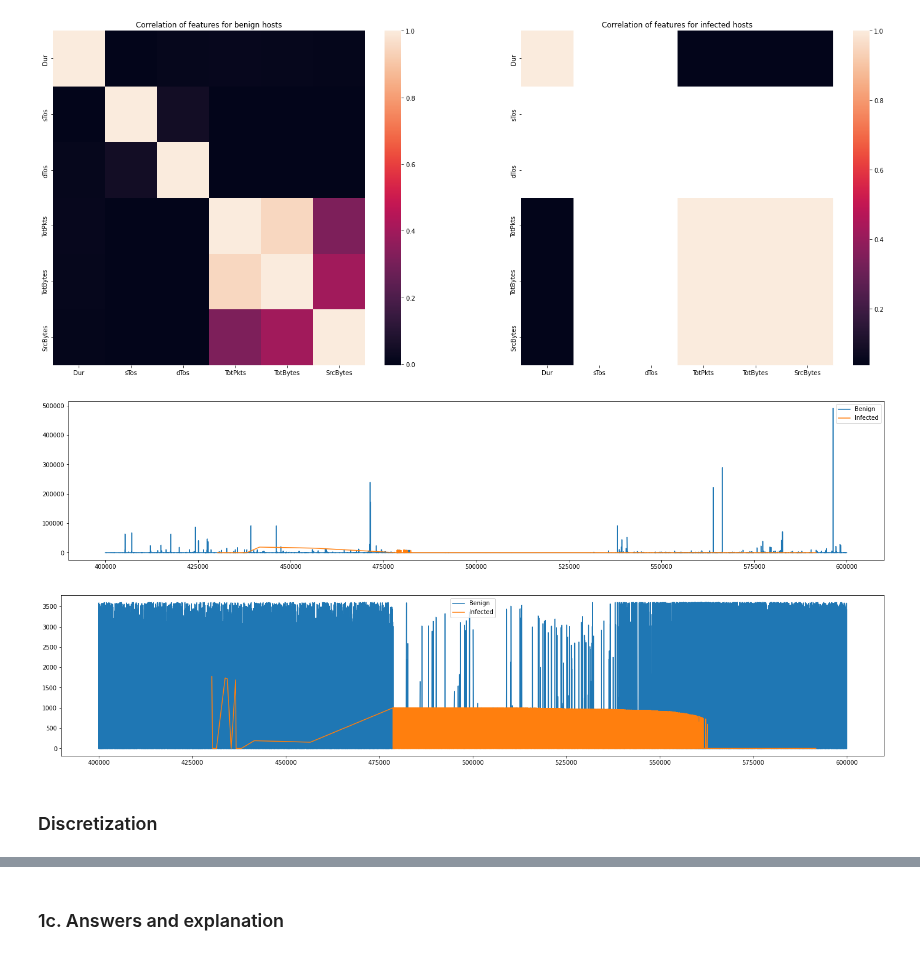
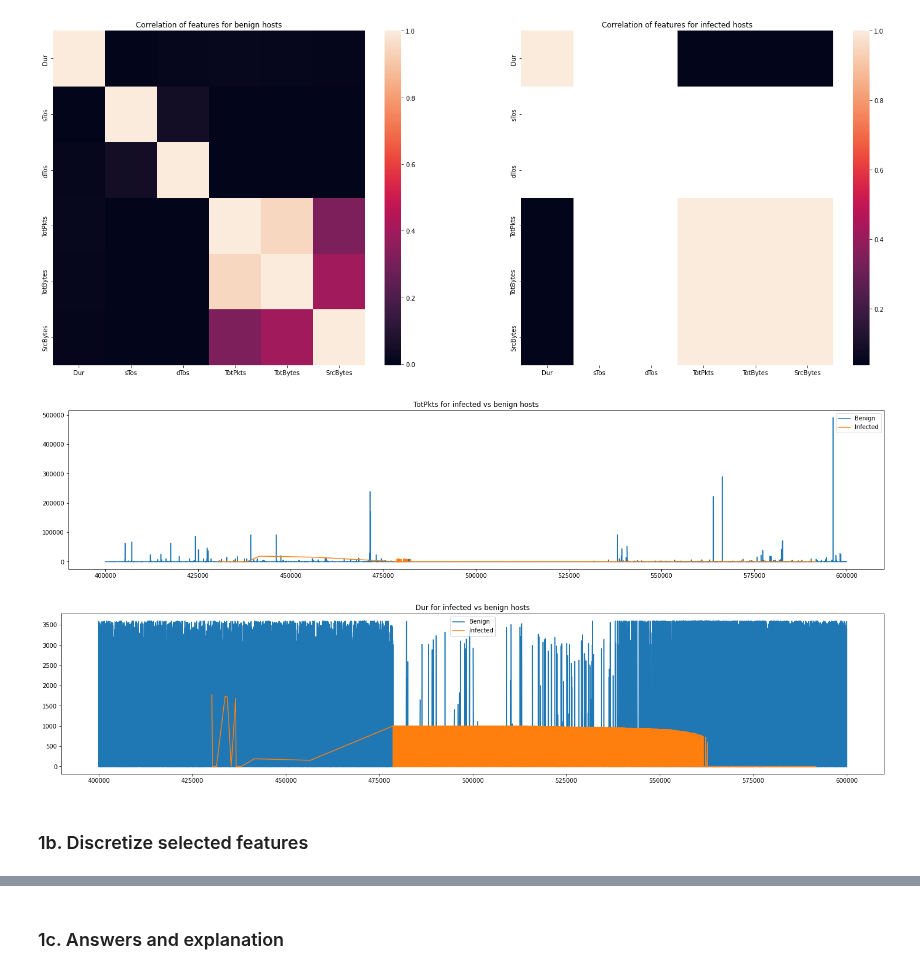
Before and after one commit to kponichtera/cs4035-cda, a Jupyter notebook: lab3/lab3.ipynb, the cells around one changed output, grey strips where cells are left out. Saved outputs shown, nothing was run; the diff lists cells and outputs as text; code cells hidden in the pictures.

```diff
--- a/lab3/lab3.ipynb
+++ b/lab3/lab3.ipynb
@@ -120,27 +120,29 @@ plt.show()
 # %%
 features = ['TotPkts', 'Dur']
 
 df_fragment = df[400000:600000]
 
 df_fragment_infected = filter_infected(df_fragment)
 df_fragment_benign = filter_benign(df_fragment)
 
 _, ax = plt.subplots(1, 1, figsize=(25, 5))
 ax.plot(df_fragment_benign[features[0]])
 ax.plot(df_fragment_infected[features[0]])
+ax.set_title(features[0] + ' for infected vs benign hosts')
 ax.legend(labels=['Benign', 'Infected'])
 plt.show()
 
 _, ax = plt.subplots(1, 1, figsize=(25, 5))
 ax.plot(df_fragment_benign[features[1]])
 ax.plot(df_fragment_infected[features[1]])
+ax.set_title(features[1] + ' for infected vs benign hosts')
 ax.legend(labels=['Benign', 'Infected'])
 plt.show()
 # %% [output]
-[figure, old version]
+[figure, new version]
-[figure, old version]
+[figure, new version]
-# %% [markdown]
-### Discretization
+# %% [markdown]
+### 1b. Discretize selected features
 # %%
 def discretize(discretizer, feature_array):
     """
```
Also changed, not shown: parts of 10 cells of this notebook.
